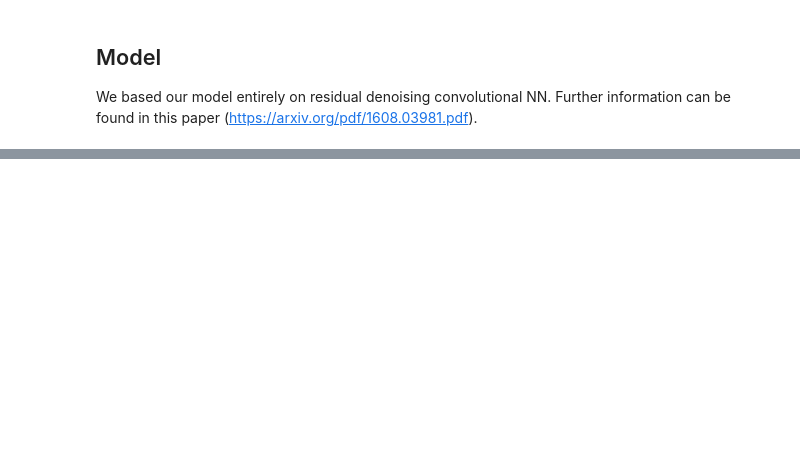
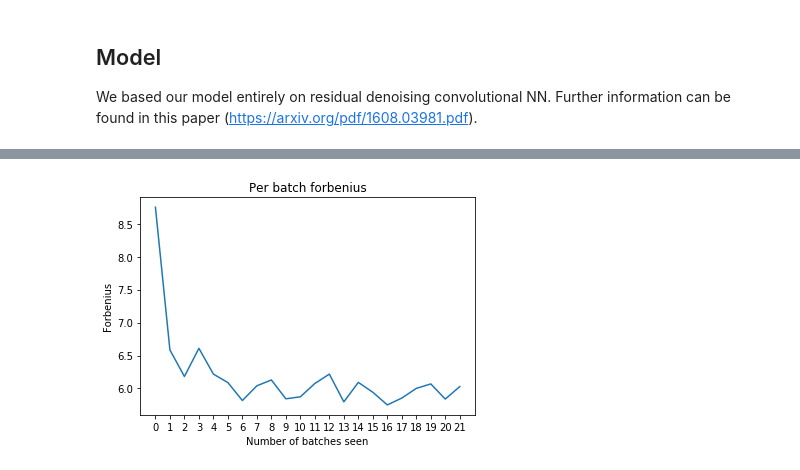
Before and after one commit to BoyanH/FU-DeepLearning, a Jupyter notebook: Solutions/Homework6/denoising_challenge.ipynb, the cells around one changed output, grey strips where cells are left out. Cells and saved outputs as stored; diff of their text form; code cells hidden in the pictures; blank space fills up the shorter version.

```diff
--- a/Solutions/Homework6/denoising_challenge.ipynb
+++ b/Solutions/Homework6/denoising_challenge.ipynb
@@ -241,0 +259,21 @@ def test():
+# %%
+%%time
+
+per_batch_forbenius = []
+epoch_forbenius = []
+val_losses = []
+best_loss = None
+scheduler = torch.optim.lr_scheduler.ReduceLROnPlateau(optimizer, 'min', patience=2)
+
+# max 200 epochs, we are going to stop training when validation score gets worse
+for epoch in range(1, 15 + 1):
+    train(epoch, get_save_acc_in(per_batch_forbenius))
+    forbenius, val_loss = test()
+    epoch_forbenius.append(forbenius)
+    val_losses.append(val_loss)
+
+    scheduler.step(val_loss)
+
+    if best_loss is None or best_loss > val_loss:
+        best_loss = val_loss
+        torch.save(model.state_dict(), './model')
@@ -241,0 +336,15 @@ def test():
+# %%
+def plot_accuracy(accuracy_arr, title, xlabel='Number of batches seen'):
+    ax = plt.gca()
+    ax.plot(np.arange(len(accuracy_arr)), accuracy_arr)
+    # could be more than the total number of batches because of epochs
+    ax.set_xlabel(xlabel)
+    ax.set_ylabel('Forbenius')
+    ax.set_xticks(np.arange(len(accuracy_arr)))
+    plt.title(title)
+    plt.show()
+    np.arange(len(accuracy_arr))
+# %%
+plot_accuracy(per_batch_forbenius[::50], 'Per batch forbenius')
+# %% [output]
+[figure, added]
```
Also changed, not shown: parts of 19 cells of this notebook.
